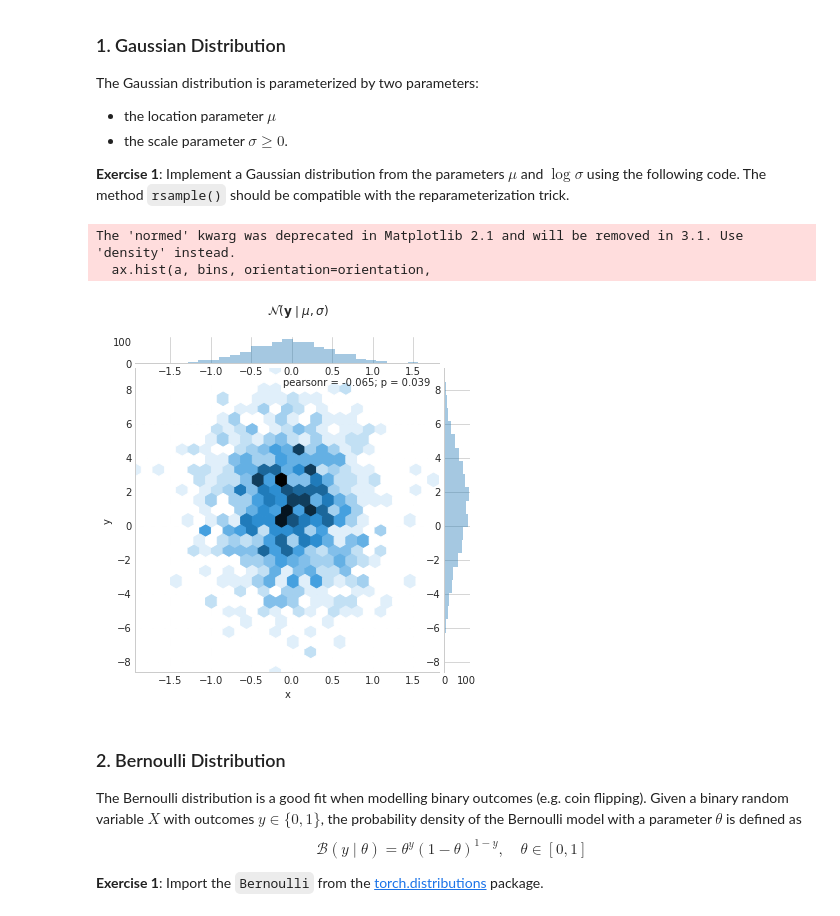
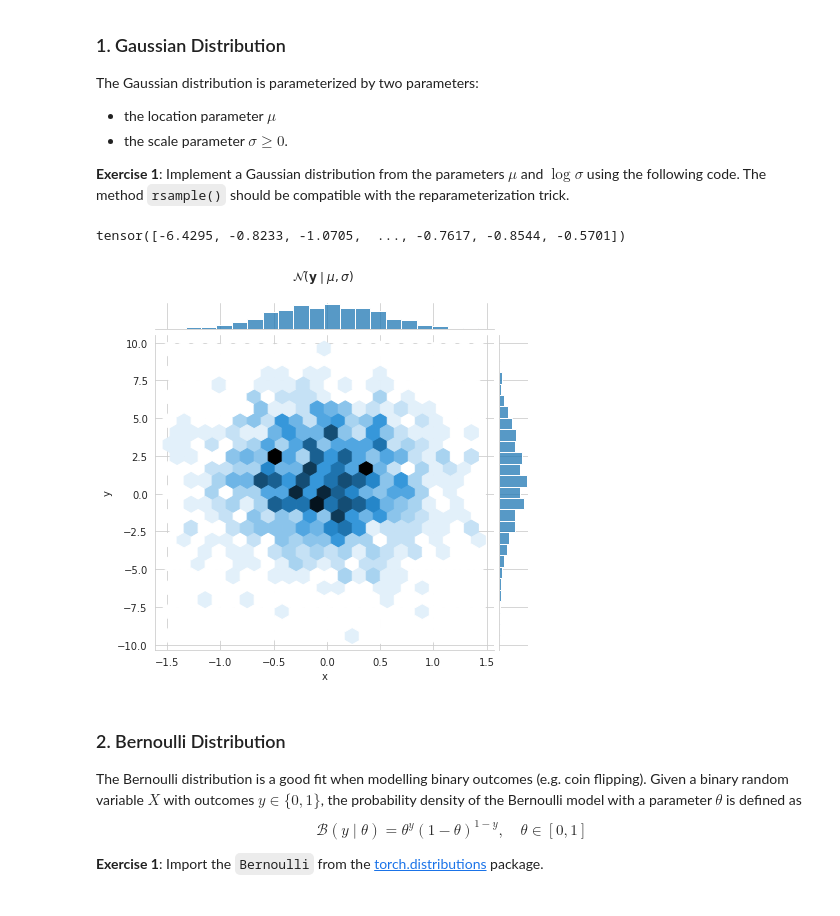
Before and after one commit to DrJupiter/02456-deep-learning-with-PyTorch, a Jupyter notebook: 7_Unsupervised/7.2-EXE-variational-autoencoder.ipynb, the cells around one changed output. Cells and saved outputs as stored; diff of their text form; code cells hidden in the pictures.

```diff
--- a/7_Unsupervised/7.2-EXE-variational-autoencoder.ipynb
+++ b/7_Unsupervised/7.2-EXE-variational-autoencoder.ipynb
@@ -247,7 +247,7 @@ The Gaussian distribution is parameterized by two parameters:
 # %%
 import math
 import torch
-from torch import nn, Tensor
+from torch import nn, Tensor,tensor
 from torch.nn.functional import softplus
 from torch.distributions import Distribution
 from torch.distributions import Normal
@@ -277,14 +277,24 @@ class ReparameterizedDiagonalGaussian(Distribution):
 
     def log_prob(self, z:Tensor) -> Tensor:
         """return the log probability: log `p(z)`"""
-        #raise NotImplementedError # <- your code
-        return Normal(self.mu,self.sigma).log_prob(z)
+        return torch.log(1/(self.sigma*(2*math.pi)**(1/2)) * torch.exp(-1/2 * ((z-self.mu)/self.sigma)**2))
+
+
+        """
+        multivariate normal
+        k = self.mu.size(0)
+        sigma = self.sigma
+
+        w = -1/2 * torch.matmul((z-self.mu).reshape(-1,k),torch.matmul(torch.inverse(torch.eye(k)*sigma), (z-self.mu).reshape(k,-1)))
+        print(f"w: {w}")
+        return torch.log((2*math.pi)**(-k/2) * torch.det(torch.eye(k)*sigma)**(-1/2) * torch.exp(w))
+        """
 # %%
 # test your implementation
 
 def test_normal_distribution():
     """a few safety checks for your implementation"""
-    N = 1000000
+    N = 100000
     ones = torch.ones(torch.Size((N,)))
     mu = 1.224 * ones
     sigma = 0.689 * ones
@@ -299,36 +309,36 @@ def test_normal_distribution():
     # Variance E[z**2 - E[z]**2]
     var_z = (z**2 - expected_z**2).mean()
     diff = (var_z - sigma.pow(2).mean())**2
     assert diff < 1e-3, f"diff = {diff}, var_z = {var_z}"
 
     # log p(z)
     from torch.distributions import Normal
     base = Normal(loc=mu, scale=sigma)
+    print(dist.log_prob(z))
     diff = ((base.log_prob(z) - dist.log_prob(z))**2).mean()
     assert diff < 1e-3, f"diff = {diff}"
 
 test_normal_distribution()
 
 n_samples = 10000
 mu = torch.tensor([[0, 1]])
 sigma = torch.tensor([[0.5 , 3]])
 ones = torch.ones((1000,2))
 p = ReparameterizedDiagonalGaussian(mu=mu*ones, log_sigma=(sigma*ones).log())
 samples = p.sample()
 data = pd.DataFrame({"x": samples[:, 0], "y": samples[:, 1]})
 g = sns.jointplot(
     data=data,
     x="x",y="y",
     kind="hex",
     ratio=10
 )
 plt.subplots_adjust(top=0.9)
 g.fig.suptitle(r"$\mathcal{N}(\mathbf{y} \mid \mu, \sigma)$")
 plt.show()
 # %% [output]
-The 'normed' kwarg was deprecated in Matplotlib 2.1 and will be removed in 3.1. Use 'density' instead.
-  ax.hist(a, bins, orientation=orientation,
+tensor([-6.4295, -0.8233, -1.0705,  ..., -0.7617, -0.8544, -0.5701])
-[figure, old version]
+[figure, new version]
 # %% [markdown]
 ### 2. Bernoulli Distribution
 
```
Also changed, not shown: parts of 9 cells of this notebook, 2 other files.
